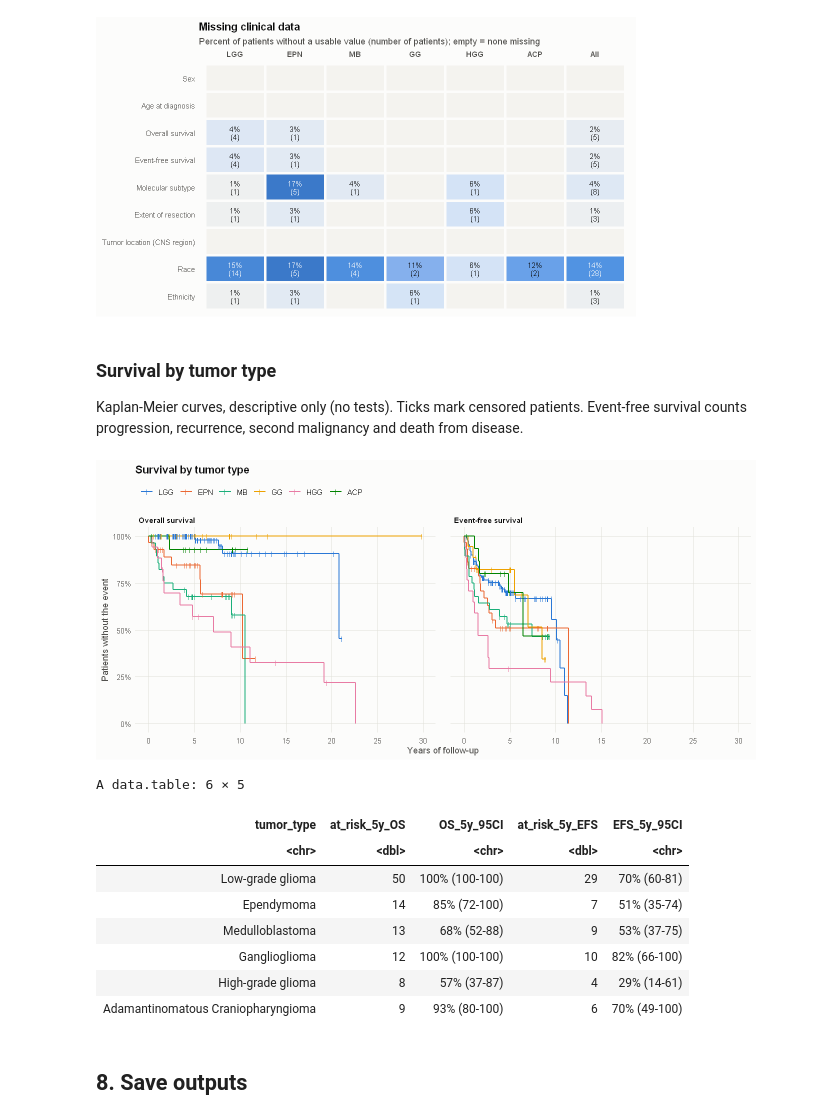
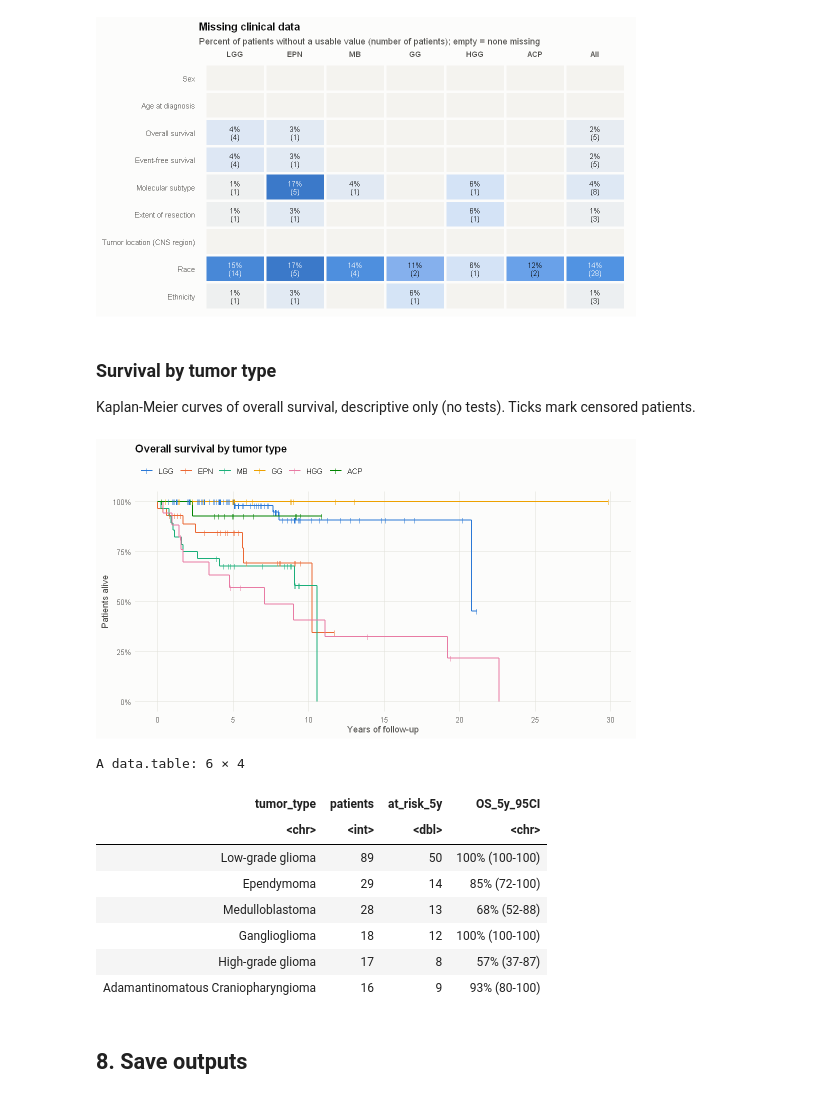
Before and after one commit to wanglab-cns/bidirectional-promoters, a Jupyter notebook: workflow/notebooks/02_clinical.ipynb, the cells around one changed output. Drawn from its saved outputs; the diff is of its cells as text; code cells hidden in the pictures.

```diff
--- a/workflow/notebooks/02_clinical.ipynb
+++ b/workflow/notebooks/02_clinical.ipynb
@@ -179,7 +179,9 @@ missing value stays `NA`. The original columns are those of the patient's first
 columns (participant ID, age at diagnosis, OS, sex) are dropped from the appended set, as `format_clin_data()` does.
 # %%
 clin_original <- as.data.frame(setnames(first[, !"initial"], "Kids_First_Participant_ID", "patient"))
-selected_cols <- c("patient", "age_at_diagnosis_days", "OS_days", "OS_status", "reported_gender")
+# race, ethnicity and n_mirna_samples move up into our extra columns, so they leave the appended set
+selected_cols <- c("patient", "age_at_diagnosis_days", "OS_days", "OS_status", "reported_gender",
+                   "race", "ethnicity", "n_mirna_samples")
 
 clin <- data.frame(
   patient = clin_original$patient,
@@ -193,7 +195,8 @@ clin <- data.frame(
   t.os    = clin_original$OS_days / 30.5,
   os      = fcase(clin_original$OS_status == "DECEASED", 1L, clin_original$OS_status == "LIVING", 0L))
 
-clin$rna[clin$patient %in% case$patient[case$expr %in% 1]] <- "tpm"
+# rna / dna name the data type, as in the lab's 2026 ICB repos (ICB_Wolchok: rna = "rnaseq", rna_info = "normalized")
+clin$rna[clin$patient %in% case$patient[case$expr %in% 1]] <- "rnaseq"
 clin$dna[clin$patient %in% case$patient[case$snv %in% 1 | case$cna %in% 1]] <- "wgs"
 
 clin <- format_clin_data(clin_original, "patient", selected_cols, clin)
@@ -201,10 +204,17 @@ clin <- annotate_tissue(clin = clin, study = STUDY, annotation_tissue = curation
 clin <- add_column(clin, treatmentid = "", .after = "tissueid")
 
 # Our extra columns, right after the lab's key columns
+has <- function(col) clin$patient %in% case$patient[case[[col]] %in% 1]
+orig <- clin_original[match(clin$patient, clin_original$patient), ]
 extra <- data.frame(
+  rna_info    = ifelse(has("expr"), "RSEM TPM and expected counts", NA),
+  dna_info    = ifelse(has("snv") | has("cna"), "consensus somatic MAF, CNVkit segments", NA),
+  methyl      = ifelse(has("methyl"), "epic", NA),
+  methyl_info = NA,    # v15 beta values or our own IDAT processing: open
+  mirna       = ifelse(has("mirna"), "htg", NA),
+  mirna_info  = ifelse(has("mirna"), "raw counts", NA),
+  race = orig$race, ethnicity = orig$ethnicity, n_mirna_samples = orig$n_mirna_samples,
   tumor_type = pt$tumor_type[match(clin$patient, pt$patient)],
-  methyl = ifelse(clin$patient %in% case$patient[case$methyl %in% 1], "epic", NA),
-  mirna  = ifelse(clin$patient %in% case$patient[case$mirna %in% 1], "htg", NA),
   oncotree_code = pt$oncotree_code[match(clin$patient, pt$patient)],
   oncotree_name = pt$oncotree_name[match(clin$patient, pt$patient)])
 key_cols <- c(clin_cols[1:6], "treatmentid", clin_cols[7:19])
@@ -370,55 +377,42 @@ ggplot(comp, aes(type, field, fill = missing)) +
 # %% [markdown]
 ### Survival by tumor type
 
-Kaplan-Meier curves, descriptive only (no tests). Ticks mark censored patients. Event-free survival counts progression,
-recurrence, second malignancy and death from disease.
+Kaplan-Meier curves of overall survival, descriptive only (no tests). Ticks mark censored patients.
 # %%
-options(repr.plot.width = 11, repr.plot.height = 5)
-km_steps <- function(time, event, group, endpoint) {
-  ok <- !is.na(time) & !is.na(event)
-  fit <- survfit(Surv(time[ok] / 12, event[ok]) ~ group[ok])
-  d <- data.table(type = sub("^.*=", "", rep(names(fit$strata), fit$strata)), time = fit$time, surv = fit$surv,
-                  censored = fit$n.censor > 0)
-  rbind(d[, .(time = 0, surv = 1, censored = FALSE), by = type], d)[, endpoint := endpoint]
-}
-km <- rbind(km_steps(ct$t.os, ct$os, as.character(ct$histo), "Overall survival"),
-            km_steps(ct$efs_time, ct$efs, as.character(ct$histo), "Event-free survival"))
+options(repr.plot.width = 9, repr.plot.height = 5)
+ok <- !is.na(ct$t.os) & !is.na(ct$os)
+fit <- survfit(Surv(ct$t.os[ok] / 12, ct$os[ok]) ~ as.character(ct$histo[ok]))
+km <- data.table(type = sub("^.*=", "", rep(names(fit$strata), fit$strata)), time = fit$time, surv = fit$surv,
+                 censored = fit$n.censor > 0)
+km <- rbind(km[, .(time = 0, surv = 1, censored = FALSE), by = type], km)
 km[, type := factor(type, levels = SIX_TYPES)]
-km[, endpoint := factor(endpoint, levels = c("Overall survival", "Event-free survival"))]
 
 ggplot(km, aes(time, surv, colour = type)) +
   geom_step(linewidth = 0.8) +
   geom_point(data = km[censored == TRUE], shape = 124, size = 2.2) +
-  facet_wrap(~ endpoint) +
   scale_colour_manual(values = TYPE_COLORS, labels = SHORT, name = NULL) +
   scale_y_continuous(labels = scales::percent, limits = c(0, 1)) +
   scale_x_continuous(breaks = seq(0, 30, 5)) +
   guides(colour = guide_legend(nrow = 1)) +
-  labs(title = "Survival by tumor type", x = "Years of follow-up", y = "Patients without the event") +
-  theme_bp + theme(panel.grid.major.y = element_line(colour = INK[["grid"]], linewidth = 0.3),
-                   panel.spacing.x = unit(18, "pt"))
+  labs(title = "Overall survival by tumor type", x = "Years of follow-up", y = "Patients alive") +
+  theme_bp + theme(panel.grid.major.y = element_line(colour = INK[["grid"]], linewidth = 0.3))
 # %% [output]
-[figure, old version]
+[figure, new version]
 # %%
-five_year <- function(time, event, group) {
-  ok <- !is.na(time) & !is.na(event)
-  s <- summary(survfit(Surv(time[ok] / 12, event[ok]) ~ group[ok]), times = 5, extend = TRUE)
-  data.table(tumor_type = sub("^.*=", "", as.character(s$strata)),
-             at_risk_5y = s$n.risk, pct = sprintf("%.0f%% (%.0f-%.0f)", 100 * s$surv, 100 * s$lower, 100 * s$upper))
-}
-os5  <- five_year(ct$t.os, ct$os, as.character(ct$histo));   setnames(os5, c("at_risk_5y", "pct"), c("at_risk_5y_OS", "OS_5y_95CI"))
-efs5 <- five_year(ct$efs_time, ct$efs, as.character(ct$histo)); setnames(efs5, c("at_risk_5y", "pct"), c("at_risk_5y_EFS", "EFS_5y_95CI"))
-merge(os5, efs5, by = "tumor_type")[order(match(tumor_type, SIX_TYPES))]
+s <- summary(fit, times = 5, extend = TRUE)
+data.table(tumor_type = sub("^.*=", "", as.character(s$strata)), patients = s$n, at_risk_5y = s$n.risk,
+           OS_5y_95CI = sprintf("%.0f%% (%.0f-%.0f)", 100 * s$surv, 100 * s$lower, 100 * s$upper))[
+  order(match(tumor_type, SIX_TYPES))]
 # %% [output]
-A data.table: 6 × 5
+A data.table: 6 × 4
-| tumor_type | at_risk_5y_OS | OS_5y_95CI | at_risk_5y_EFS | EFS_5y_95CI |
-| <chr> | <dbl> | <chr> | <dbl> | <chr> |
-| Low-grade glioma | 50 | 100% (100-100) | 29 | 70% (60-81) |
-| Ependymoma | 14 | 85% (72-100) | 7 | 51% (35-74) |
-| Medulloblastoma | 13 | 68% (52-88) | 9 | 53% (37-75) |
-| Ganglioglioma | 12 | 100% (100-100) | 10 | 82% (66-100) |
-| High-grade glioma | 8 | 57% (37-87) | 4 | 29% (14-61) |
-| Adamantinomatous Craniopharyngioma | 9 | 93% (80-100) | 6 | 70% (49-100) |
+| tumor_type | patients | at_risk_5y | OS_5y_95CI |
+| <chr> | <int> | <dbl> | <chr> |
+| Low-grade glioma | 89 | 50 | 100% (100-100) |
+| Ependymoma | 29 | 14 | 85% (72-100) |
+| Medulloblastoma | 28 | 13 | 68% (52-88) |
+| Ganglioglioma | 18 | 12 | 100% (100-100) |
+| High-grade glioma | 17 | 8 | 57% (37-87) |
+| Adamantinomatous Craniopharyngioma | 16 | 9 | 93% (80-100) |
 # %% [markdown]
 ## 8. Save outputs
 # %%
```
Also changed, not shown: parts of 6 cells of this notebook, 5 other files.
